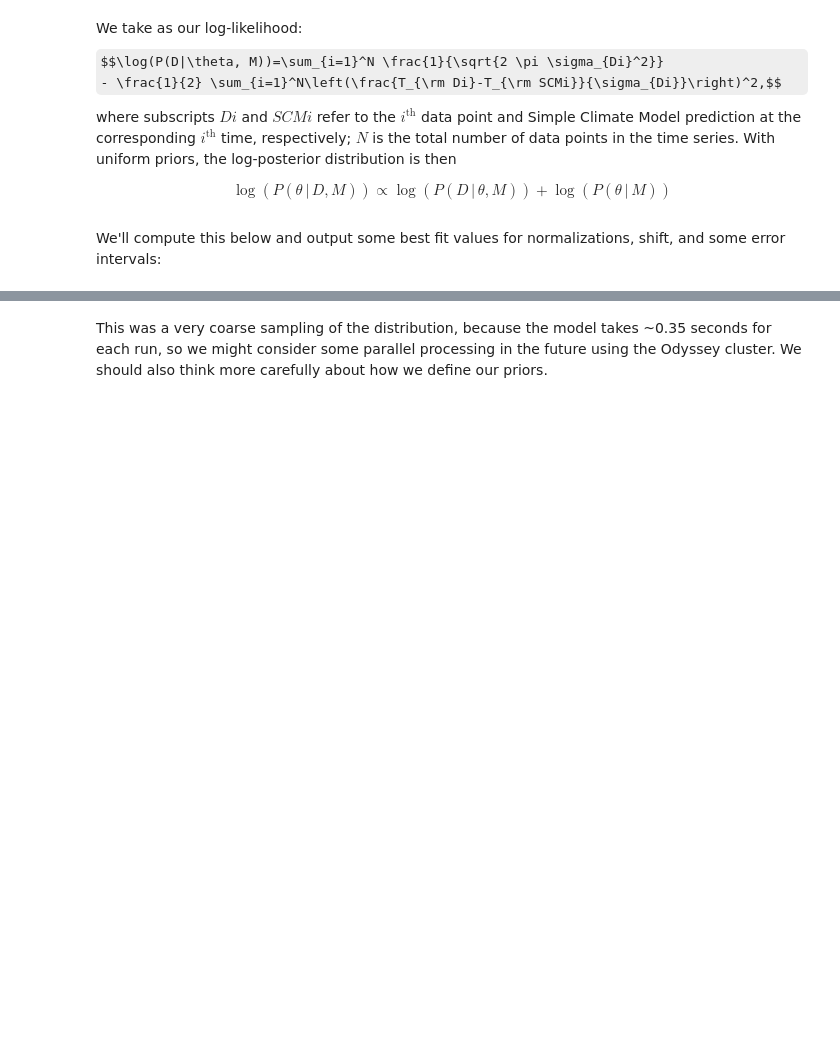
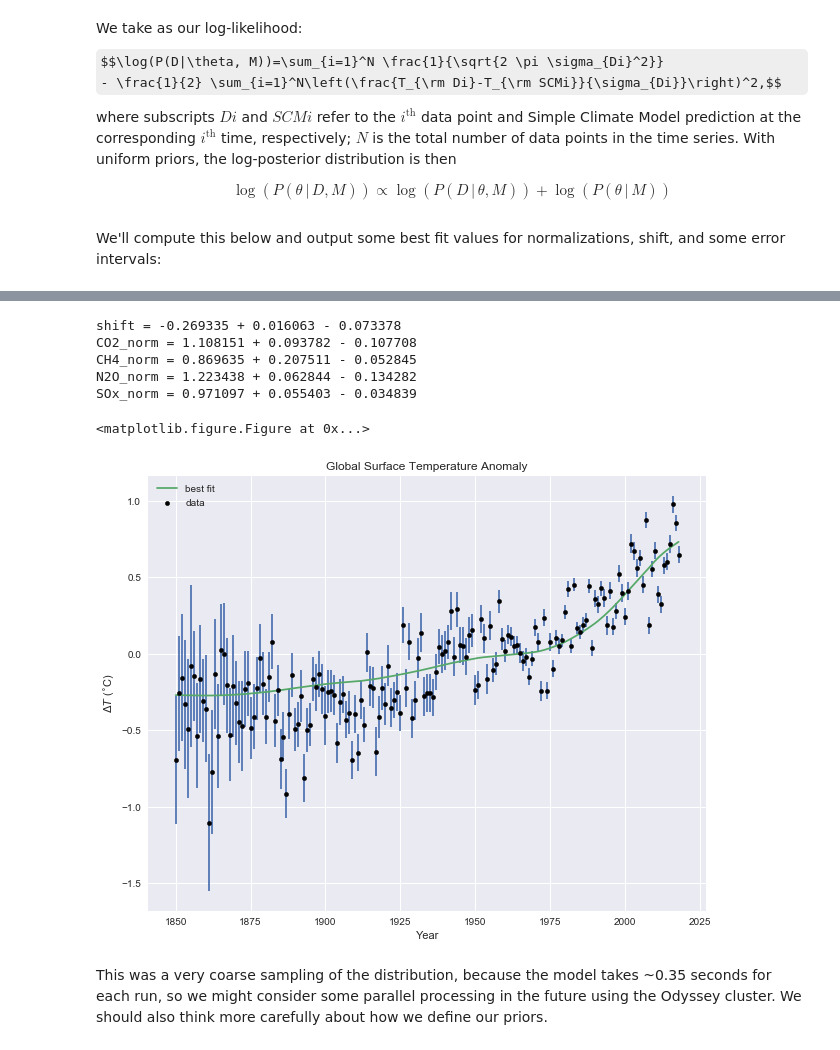
Before and after one commit to mrowan137/Climate, a Jupyter notebook: tutorial.ipynb, the cells around one changed output, grey strips where cells are left out. Drawn from its saved outputs; the diff is of its cells as text; code cells hidden in the pictures; some formulas as TeX source; blank space fills up the shorter version.

Commit message:
separate sample() and show_results()

```diff
--- a/tutorial.ipynb
+++ b/tutorial.ipynb
@@ -77,2 +70,13 @@ Wall time: 8min 7s
+# %%
+# Plot results from the sampling
+model.show_results(samples, sampler_chain, 100, year, temperature, tempUnc)
+# %% [output]
+shift = -0.269335 + 0.016063 - 0.073378
+CO2_norm = 1.108151 + 0.093782 - 0.107708
+CH4_norm = 0.869635 + 0.207511 - 0.052845
+N2O_norm = 1.223438 + 0.062844 - 0.134282
+SOx_norm = 0.971097 + 0.055403 - 0.034839
+<matplotlib.figure.Figure at 0x...>
+[figure, added]
 # %% [markdown]
 This was a very coarse sampling of the distribution, because the model takes ~0.35 seconds for each run, so we might consider some parallel processing in the future using the Odyssey cluster.  We should also think more carefully about how we define our priors.
```
Also changed, not shown: parts of 2 cells of this notebook.
